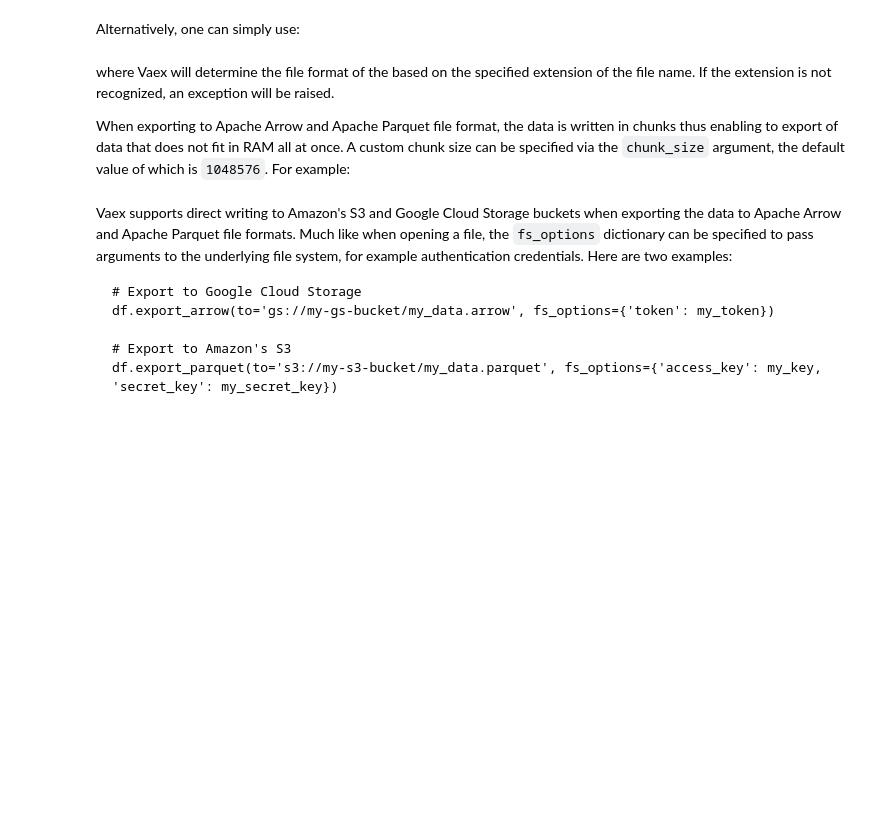
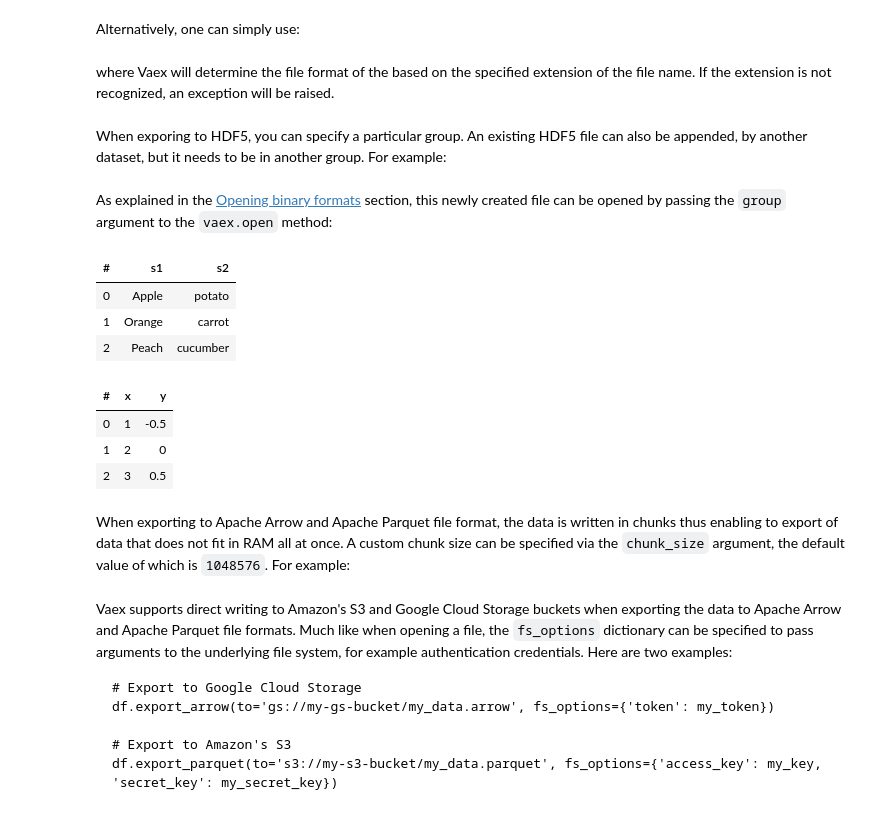
Before and after one commit to vaexio/vaex, a Jupyter notebook: docs/source/example_io.ipynb, the cells around one changed output. Drawn from its saved outputs; the diff is of its cells as text; code cells hidden in the pictures; blank space fills up the shorter version.

Commit message:
feat(core): Support i/o for hdf5 files with groups.

```diff
--- a/docs/source/example_io.ipynb
+++ b/docs/source/example_io.ipynb
@@ -465,3 +476,7 @@ Alternatively, one can simply use:
 df.export('./data/io/output_data.hdf5')
 df.export('./data/io/output_data.arrow')
 df.export('./data/io/output_data.parquet')
+# %% [markdown]
+where Vaex will determine the file format of the based on the specified extension of the file name. If the extension is not recognized, an exception will be raised.
+# %% [markdown]
+When exporing to HDF5, you can specify a particular group. An existing HDF5 file can also be appended, by another dataset, but it needs to be in another group. For example:
@@ -468,6 +489,22 @@ df.export('./data/io/output_data.parquet')
+# %% [markdown]
+As explained in the [Opening binary formats](#Opening-binary-file-formats) section, this newly created file can be opened by passing the `group` argument to the `vaex.open` method:
+# %%
+df_food = vaex.open('./data/io/output_hdf5_file_with_multiple_groups.hdf5', group='food')
+df_food
+# %% [output]
+| # | s1 | s2 |
+| 0 | Apple | potato |
+| 1 | Orange | carrot |
+| 2 | Peach | cucumber |
+# %%
+df_nums = vaex.open('./data/io/output_hdf5_file_with_multiple_groups.hdf5', group='numbers')
+df_nums
+# %% [output]
+| # | x | y |
+| 0 | 1 | -0.5 |
+| 1 | 2 | 0 |
+| 2 | 3 | 0.5 |
 # %% [markdown]
-where Vaex will determine the file format of the based on the specified extension of the file name. If the extension is not recognized, an exception will be raised.
-
 When exporting to Apache Arrow and Apache Parquet file format, the data is written in chunks thus enabling to export of data that does not fit in RAM all at once. A custom chunk size can be specified via the `chunk_size` argument, the default value of which is `1048576`. For example:
 # %%
 df.export('./data/io/output_data.parquet', chunk_size=10_000)
```
Also changed, not shown: parts of 4 cells of this notebook, 5 other files.
